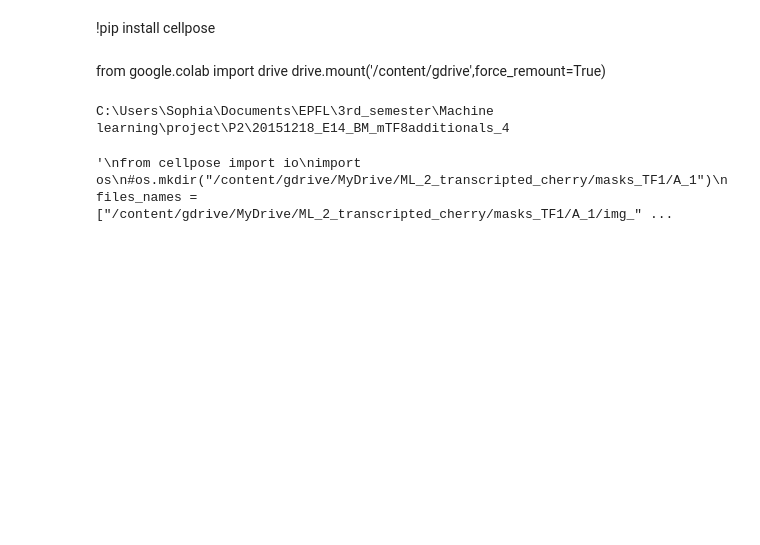
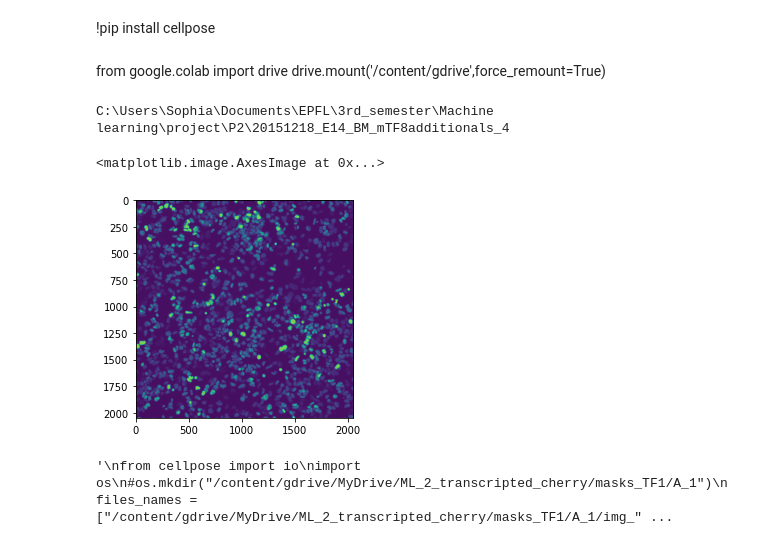
Before and after one commit to CS-433/ml-project-2-transcripted_cherry, a Jupyter notebook: Jupyter notebooks/classification.ipynb, the cells around one changed output. Cells and saved outputs as stored; diff of their text form; code cells hidden in the pictures; blank space fills up the shorter version.

```diff
--- a/Jupyter notebooks/classification.ipynb
+++ b/Jupyter notebooks/classification.ipynb
@@ -85,6 +89,11 @@ cherry_imgs = cherry_imgs.tolist()
 ypet_imgs = ypet_imgs.tolist()
 # %% [output]
 C:\Users\Sophia\Documents\EPFL\3rd_semester\Machine learning\project\P2\20151218_E14_BM_mTF8additionals_4
+# %%
+plt.imshow(imread(Ypet_file[0]))
+# %% [output]
+<matplotlib.image.AxesImage at 0x...>
+[figure, added]
 # %%
 # Definine parameters for cellpose module using nuclei modus
 # https://cellpose.readthedocs.io/en/latest/settings.html
```
Also changed, not shown: parts of 30 cells of this notebook.
